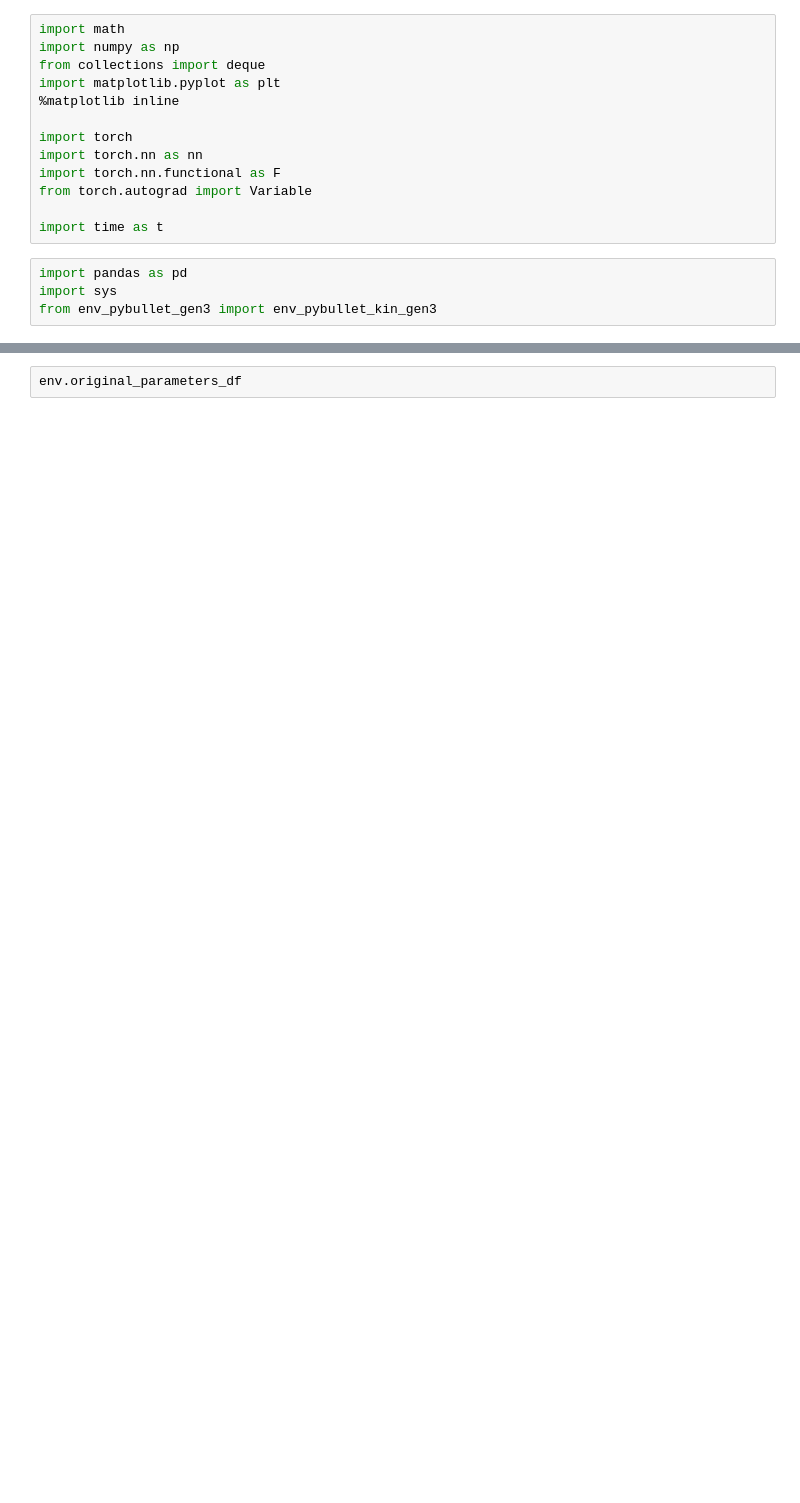
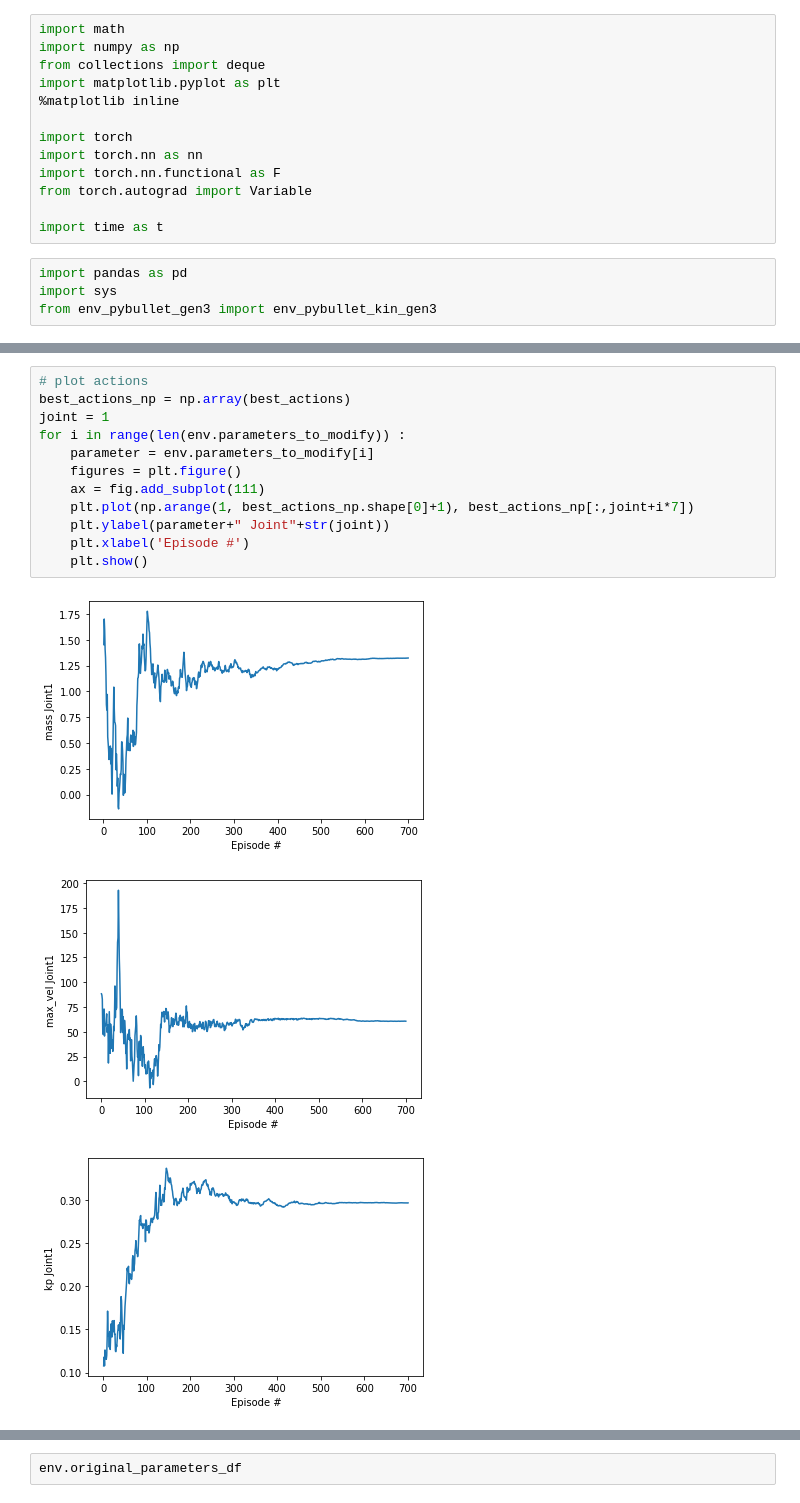
Before and after one commit to SergiPonsa/Parameters_CrossEntrophy_TFM, a Jupyter notebook: entropy-commented-without-net-tcp-euclidian-Rishabh.ipynb, the cells around one changed output, grey strips where cells are left out. Saved outputs shown, nothing was run; the diff lists cells and outputs as text; blank space fills up the shorter version.

```diff
--- a/entropy-commented-without-net-tcp-euclidian-Rishabh.ipynb
+++ b/entropy-commented-without-net-tcp-euclidian-Rishabh.ipynb
@@ -188,0 +218,16 @@ rewards1
+# %%
+# plot actions
+best_actions_np = np.array(best_actions)
+joint = 1
+for i in range(len(env.parameters_to_modify)) :
+    parameter = env.parameters_to_modify[i]
+    figures = plt.figure()
+    ax = fig.add_subplot(111)
+    plt.plot(np.arange(1, best_actions_np.shape[0]+1), best_actions_np[:,joint+i*7])
+    plt.ylabel(parameter+" Joint"+str(joint))
+    plt.xlabel('Episode #')
+    plt.show()
+# %% [output]
+[figure, added]
+[figure, added]
+[figure, added]
```
Also changed, not shown: parts of 9 cells of this notebook, 4 other files.
